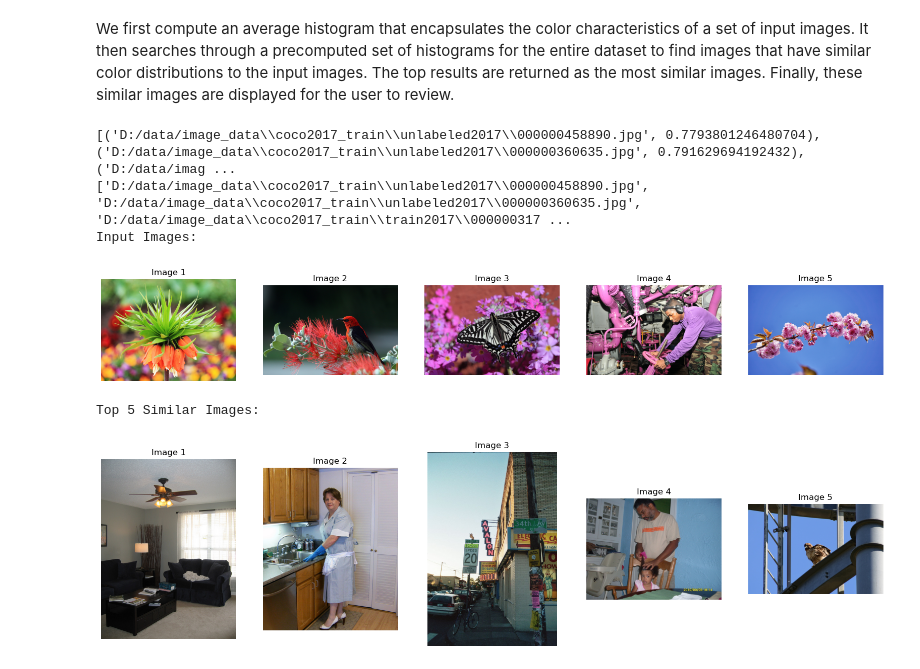
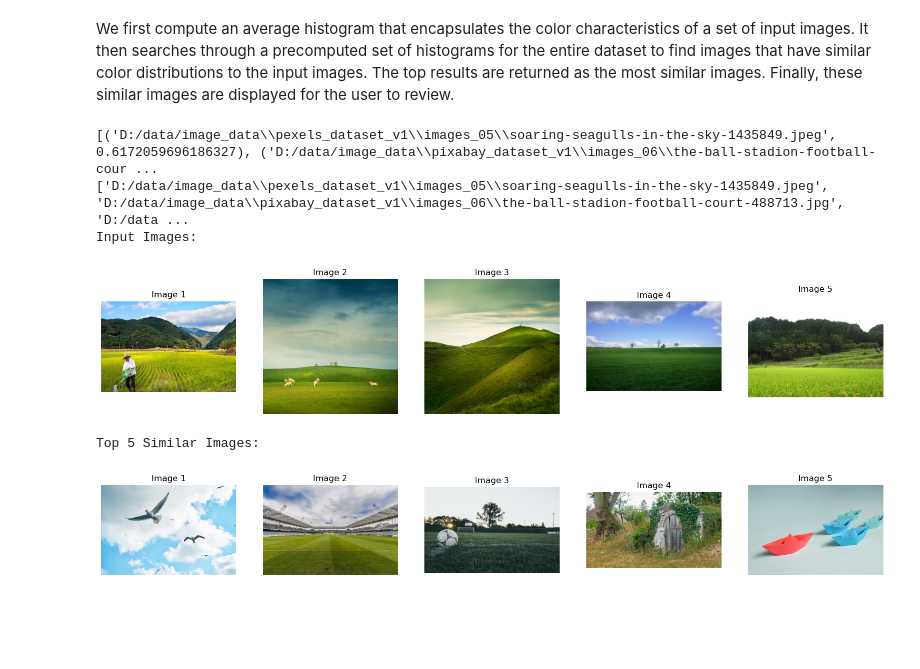
Before and after one commit to lucasthierry17/FindPicture, a Jupyter notebook: histograms_commented.ipynb, the cells around one changed output. Drawn from its saved outputs; the diff is of its cells as text; code cells hidden in the pictures; blank space fills up the shorter version.

```diff
--- a/histograms_commented.ipynb
+++ b/histograms_commented.ipynb
@@ -384,7 +384,7 @@ After running the code in the next cell, this could be your results.
 ![alt text](output_example-1.png)
 # %%
 
-input_image_path = "images/0378.png"
+input_image_path = "images/1835.jpg"
 input_image = cv2.imread(input_image_path)
 similar_images = find_similar_image(cv2.imread(input_image_path), histograms, n_neighbors=5)
 # Request top 3 similar images
@@ -452,33 +452,33 @@ def find_most_similar_to_average(input_image_paths, histograms, all_image_paths,
     return similar_images
 # %%
 input_image_paths = [
-    "images/0803.png",
-    "images/0853.png",
-    "images/0882.png",
-    "images/0888.png",
-    "images/0898.png"
+    "D:/data/image_data/Landscapes/00000004_(7).jpg",
+    "D:/data/image_data/Landscapes/00000026.jpg",
+    "D:/data/image_data/Landscapes/00000001.jpg",
+    "D:/data/image_data/Landscapes/00000052.jpg",
+    "D:/data/image_data/Landscapes/00000062_(6).jpg"
 ]
 
 
 # Extract the first element of each tuple to get the actual file paths
 
 
 similar_images = find_most_similar_to_average(input_image_paths, histograms, database_image_paths, top_n=5)
 
 top_5_paths_from_5_images = [img_path for img_path, _ in similar_images]
 
 print(similar_images)
 print(top_5_paths_from_5_images)
 
 print("Input Images:")
 functions.display_images_from_paths(input_image_paths)
 
 print("Top 5 Similar Images:")
 functions.display_images_from_paths(top_5_paths_from_5_images)
 # %% [output]
-[('D:/data/image_data\\coco2017_train\\unlabeled2017\\000000458890.jpg', 0.7793801246480704), ('D:/data/image_data\\coco2017_train\\unlabeled2017\\000000360635.jpg', 0.791629694192432), ('D:/data/imag ...
-['D:/data/image_data\\coco2017_train\\unlabeled2017\\000000458890.jpg', 'D:/data/image_data\\coco2017_train\\unlabeled2017\\000000360635.jpg', 'D:/data/image_data\\coco2017_train\\train2017\\000000317 ...
+[('D:/data/image_data\\pexels_dataset_v1\\images_05\\soaring-seagulls-in-the-sky-1435849.jpeg', 0.6172059696186327), ('D:/data/image_data\\pixabay_dataset_v1\\images_06\\the-ball-stadion-football-cour ...
+['D:/data/image_data\\pexels_dataset_v1\\images_05\\soaring-seagulls-in-the-sky-1435849.jpeg', 'D:/data/image_data\\pixabay_dataset_v1\\images_06\\the-ball-stadion-football-court-488713.jpg', 'D:/data ...
 Input Images:
-[figure, old version]
+[figure, new version]
 Top 5 Similar Images:
-[figure, old version]
+[figure, new version]
```
Also changed, not shown: parts of 1 cell of this notebook.
